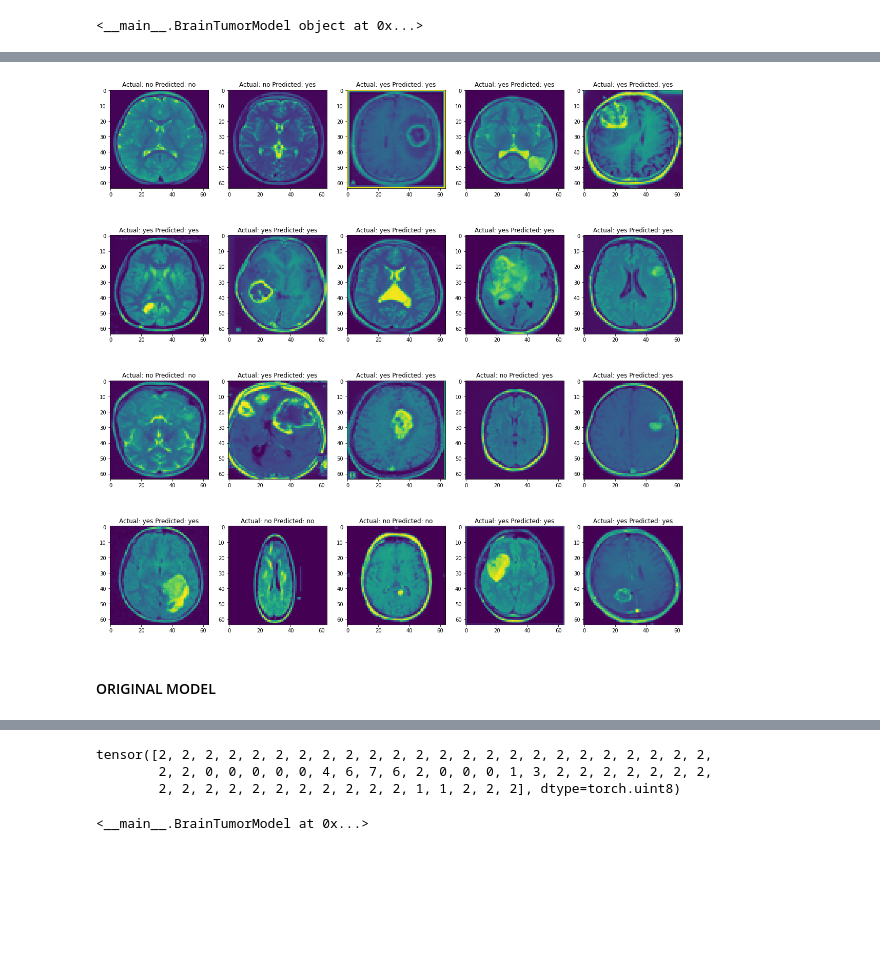
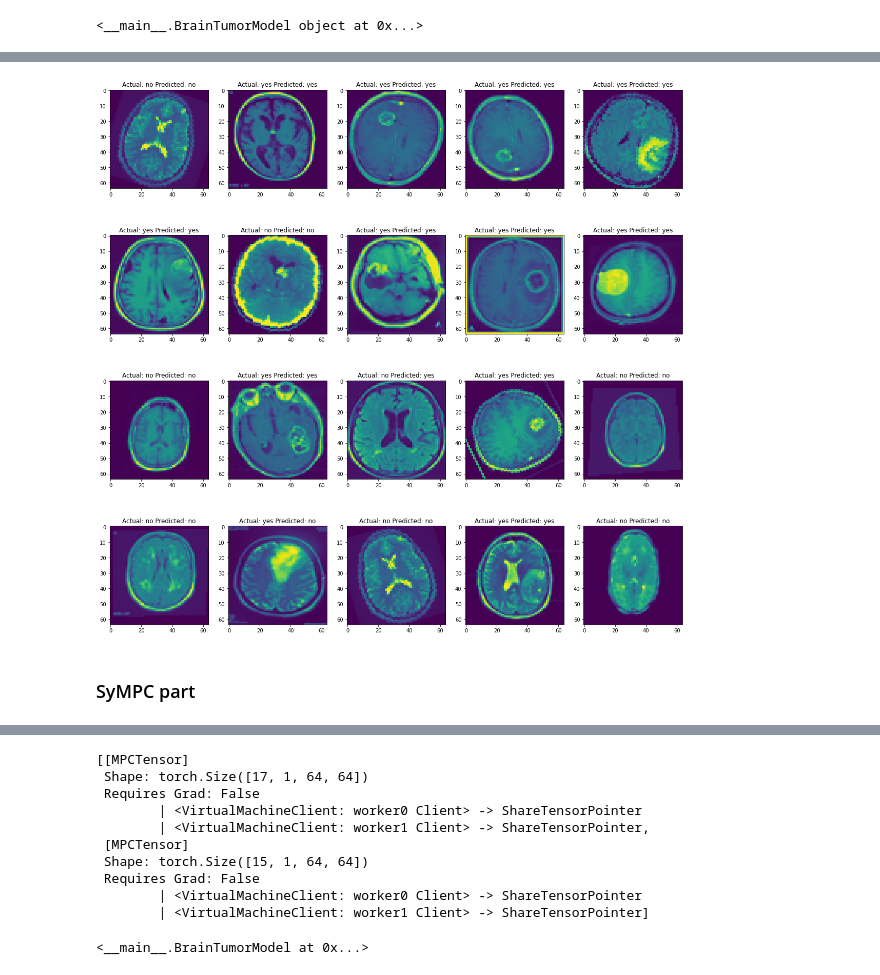
Before and after one commit to ol-msc/ppdm_ml, a Jupyter notebook: notebooks/smpc/cnn_braintumor/brain_tumor_v2.ipynb, the cells around one changed output, grey strips where cells are left out. Cells and saved outputs as stored; diff of their text form; code cells hidden in the pictures; blank space fills up the shorter version.

Commit message:
added data augumentation, accuracy metrics

```diff
--- a/notebooks/smpc/cnn_braintumor/brain_tumor_v2.ipynb
+++ b/notebooks/smpc/cnn_braintumor/brain_tumor_v2.ipynb
@@ -88,16 +132,9 @@ class BrainMRIDataset(Dataset):
 #upload data
 path_to_project_root = '../../../'
 data_dir = path_to_project_root + 'data/brain_tumor_imgs'
-dataset = BrainMRIDataset(data_dir, height=64, width=64)
-# dataset = BrainMRIDataset(data_dir)
-
+dataset = BrainMRIDataset(data_dir, height=64, width=64, transform=None) + \
+          BrainMRIDataset(data_dir, height=64, width=64, transform=rotation_transformations) + \
+          BrainMRIDataset(data_dir, height=64, width=64, transform=flip_transformations) + \
+          BrainMRIDataset(data_dir, height=64, width=64, transform=grayscale_transformations)
 print(dataset)
-
-#upload model
-model_path = path_to_project_root + 'models/brain_tumor_cnn.pt'
-try:
-    model = torch.load(model_path)
-    model.eval()
-except Exception:
-    print('proceed with training')
 # %% [output]
@@ -110,0 +142,16 @@ proceed with training
+# %%
+datasetsize = len(dataset)
+train_size = int(datasetsize * 0.9)
+test_size = datasetsize - train_size
+
+train_data, test_data = torch.utils.data.random_split(dataset, [train_size, test_size])
+print(f"{len(train_data)}, {len(test_data)}")
+
+
+fig = plt.figure(figsize=(20,20))
+for i in range(20):
+    target = train_data[i][1]
+    plt.subplot(4,5, i+1)
+    plt.imshow(train_data[i][0][0])
+    plt.title(f'Actual: {target}')
+plt.show()
@@ -221,13 +261,17 @@ Test Accuracy of the model on the test images: 0.84
 # %%
+plot_loader = DataLoader(test_data, batch_size=1)
+
 mapping = {0:'no',1:'yes'}
 fig = plt.figure(figsize=(20,20))
-for i in range(20):
-    data,target = dataset[i]
-    pred = model(data.float())
+i = 0
+for img, lbl in plot_loader:
+    if i == 20: break
+    pred = model(img.float())
     print(pred)
     pred = torch.argmax(pred,dim=1)
     plt.subplot(4,5,i+1)
-    plt.imshow(data[0][0].cpu())
-    plt.title(f'Actual: {mapping[target.cpu().detach().item()]} Predicted: {mapping[pred.cpu().detach().item()]}')
+    plt.imshow(img[0][0].cpu())
+    plt.title(f'Actual: {mapping[lbl.cpu().detach().item()]} Predicted: {mapping[pred.cpu().detach().item()]}')
+    i+=1
 plt.show()
 # %% [output]
@@ -254,3 +298 @@ tensor([[-14.3352,  14.4507]], grad_fn=<AddmmBackward>)
-[figure, old version]
+[figure, new version]
-# %% [markdown]
-#### ORIGINAL MODEL
@@ -315,3 +299,5 @@ tensor([[-14.3352,  14.4507]], grad_fn=<AddmmBackward>)
+# %% [markdown]
+### SyMPC part
 # %%
 import sympc
 from sympc.session import Session
@@ -373,12 +364,23 @@ ptrs
  Requires Grad: True
         | <VirtualMachineClient: worker0 Client> -> ShareTensorPointer
         | <VirtualMachineClient: worker1 Client> -> ShareTensorPointer]
-# %%
-dataset[0][0][0][0][0]
-# %% [output]
-tensor([2, 2, 2, 2, 2, 2, 2, 2, 2, 2, 2, 2, 2, 2, 2, 2, 2, 2, 2, 2, 2, 2, 2, 2,
-        2, 2, 0, 0, 0, 0, 0, 4, 6, 7, 6, 2, 0, 0, 0, 1, 3, 2, 2, 2, 2, 2, 2, 2,
-        2, 2, 2, 2, 2, 2, 2, 2, 2, 2, 2, 1, 1, 2, 2, 2], dtype=torch.uint8)
+# %%
+# advanced split data
+imgs, lbls = next(iter(test_loader))
+a_ptrs = split_send(imgs, session=session)
+
+a_ptrs
+# %% [output]
+[[MPCTensor]
+ Shape: torch.Size([17, 1, 64, 64])
+ Requires Grad: False
+        | <VirtualMachineClient: worker0 Client> -> ShareTensorPointer
+        | <VirtualMachineClient: worker1 Client> -> ShareTensorPointer,
+ [MPCTensor]
+ Shape: torch.Size([15, 1, 64, 64])
+ Requires Grad: False
+        | <VirtualMachineClient: worker0 Client> -> ShareTensorPointer
+        | <VirtualMachineClient: worker1 Client> -> ShareTensorPointer]
 # %%
 mpc_model = model.share(session)
 mpc_model
```
Also changed, not shown: parts of 20 cells of this notebook.
